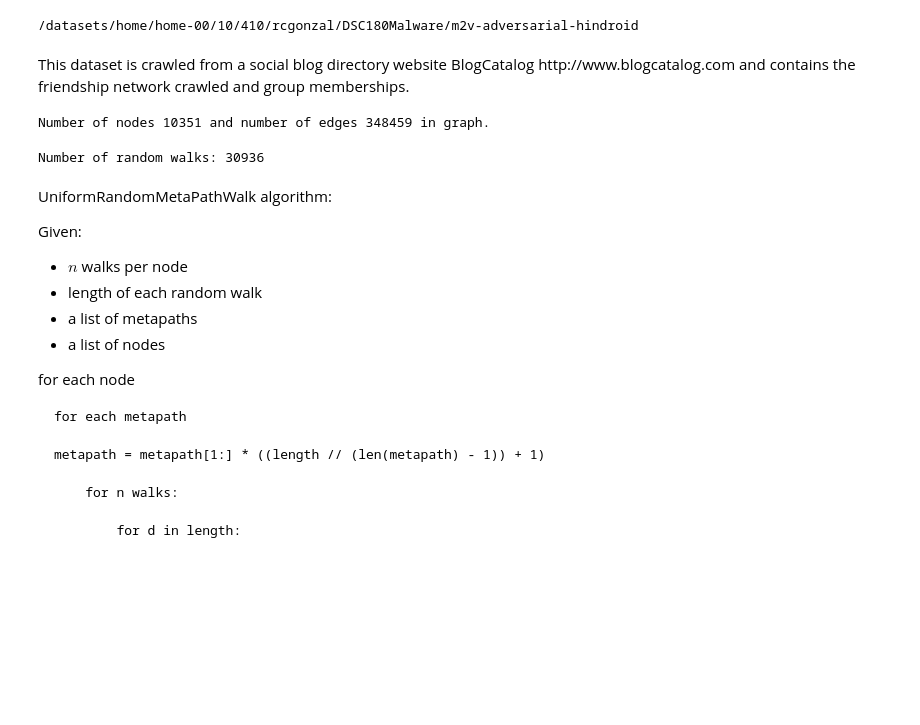
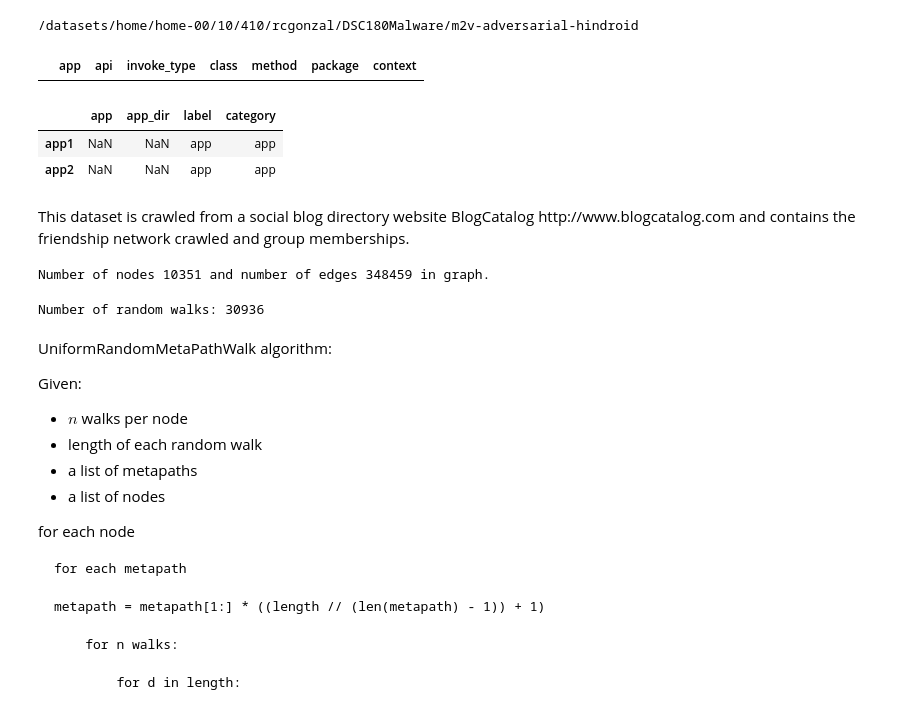
Before and after one commit to rcgonzalez9061/m2v-adversarial-hindroid, a Jupyter notebook: notebooks/Dev.ipynb, the cells around one changed output. Cells and saved outputs as stored; diff of their text form; code cells hidden in the pictures; blank space fills up the shorter version.

```diff
--- a/notebooks/Dev.ipynb
+++ b/notebooks/Dev.ipynb
@@ -27,6 +27,19 @@ import pickle
 
 
 %matplotlib inline
+# %%
+pd.read_csv(os.path.join('..', 'data', 'out', 'all-apps', 'app-data', 'app2.csv'))
+# %% [output]
+|  | app | api | invoke_type | class | method | package | context |
+# %%
+vectors.assign(
+    label=['app', 'app'],
+    category=['app', 'app']
+)
+# %% [output]
+|  | app | app_dir | label | category |
+| app1 | NaN | NaN | app | app |
+| app2 | NaN | NaN | app | app |
 # %%
 all_apps = pd.read_csv("data/out/all-apps/all_apps.csv")
 all_apps[all_apps.category=='random-apps'].to_csv('data/out/random-apps/app_list.csv')
```
Also changed, not shown: 31 other files.
